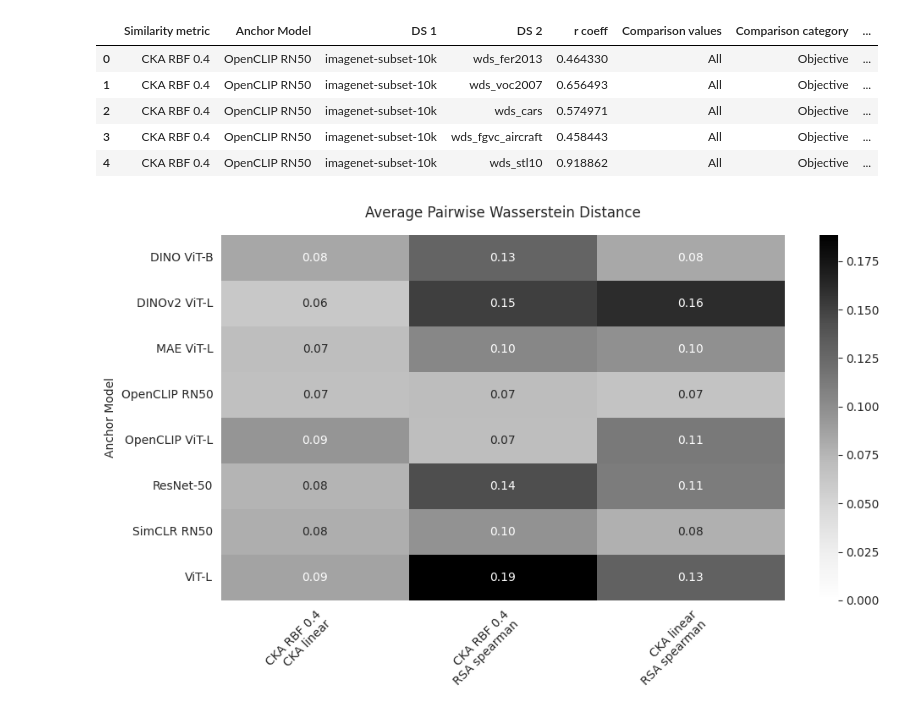
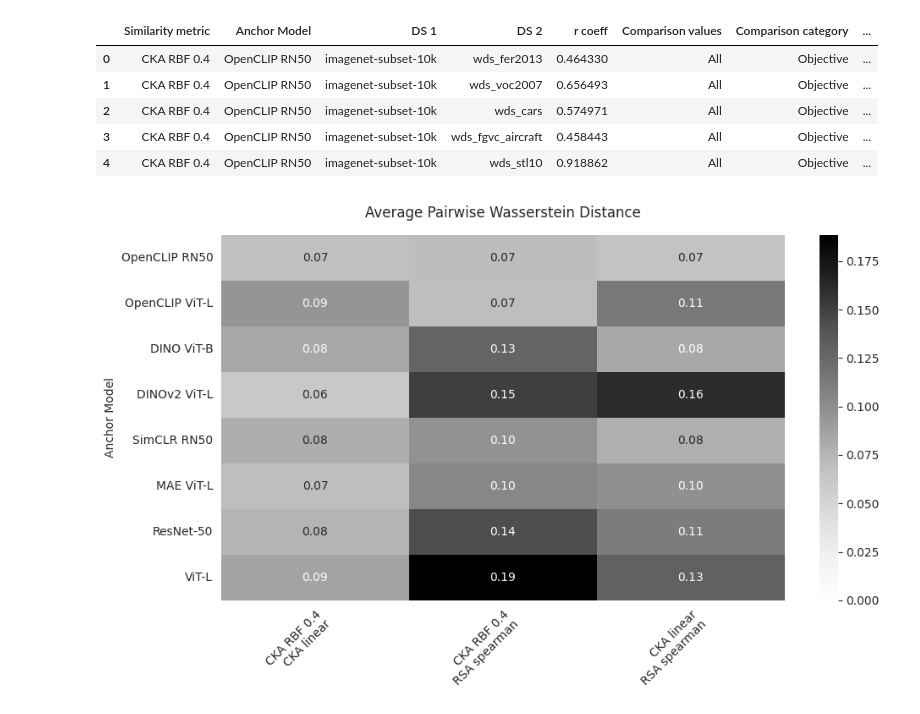
Before and after one commit to lciernik/similarity_consistency, a Jupyter notebook: benchmark/notebooks/Wasserstein_plotting.ipynb, the cells around one changed output. Drawn from its saved outputs; the diff is of its cells as text; code cells hidden in the pictures.

```diff
--- a/benchmark/notebooks/Wasserstein_plotting.ipynb
+++ b/benchmark/notebooks/Wasserstein_plotting.ipynb
@@ -132,9 +132,9 @@ def custom_sort(anchor):
 # %%
 # When averaging over Comparison values, we ignore All, to avoid double-counting
 df_ws = get_wasserstein_df(df[df["Comparison category"]!="All"])
-plot_metric_comparison_cat_table(df_ws, sort_func=None, filename="avg_wasserstein.pdf")
+plot_metric_comparison_cat_table(df_ws, sort_func=custom_sort, filename="avg_wasserstein.pdf")
 # %% [output]
-[figure, old version]
+[figure, new version]
 # %%
 for cat in df["Comparison category"].unique():
     df_cat = df[df["Comparison category"] == cat]
```
Also changed, not shown: parts of 1 cell of this notebook.
